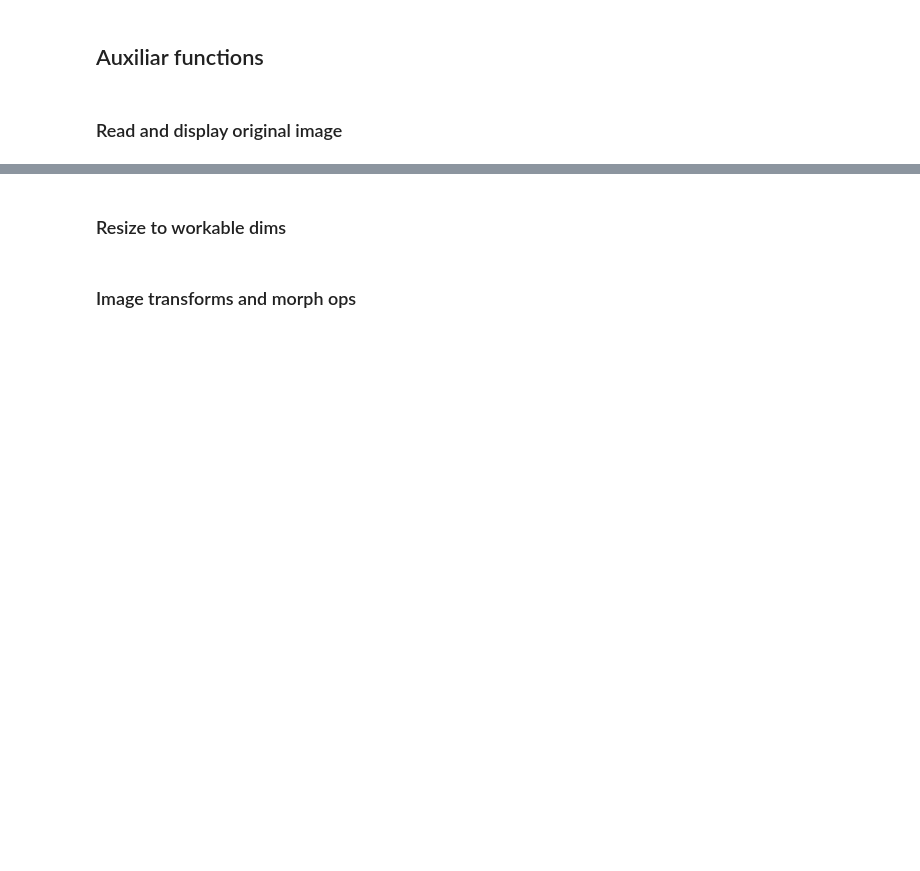
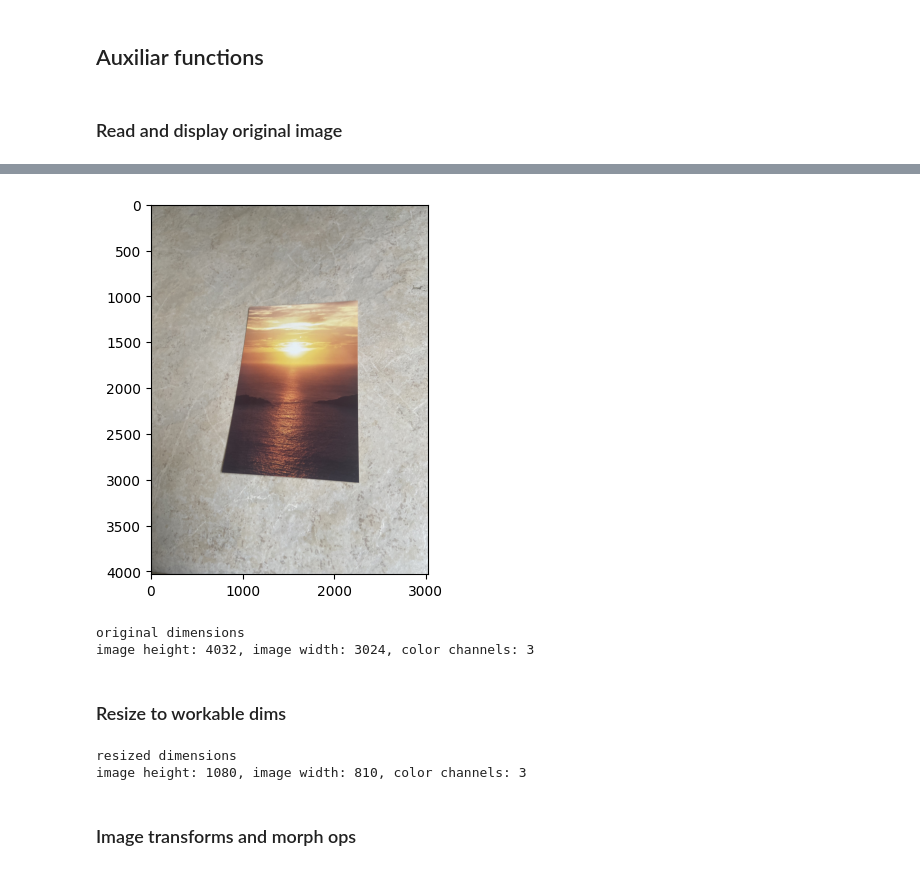
Before and after one commit to ceschini/planar_homography, a Jupyter notebook: notebooks/planar_homog.ipynb, the cells around one changed output, grey strips where cells are left out. Saved outputs shown, nothing was run; the diff lists cells and outputs as text; code cells hidden in the pictures; blank space fills up the shorter version.

```diff
--- a/notebooks/planar_homog.ipynb
+++ b/notebooks/planar_homog.ipynb
@@ -49,3 +51,19 @@ plt.show()
+# %%
+original = cv2.imread('../img/foto2_cap1.jpg')
+original = cv2.cvtColor(original, cv2.COLOR_BGR2RGB)
+gt = cv2.imread('../img/foto2_gt.jpg')
+gt = cv2.cvtColor(gt, cv2.COLOR_BGR2RGB)
+plt.imshow(original)
+plt.show()
+# %% [output]
+[figure, added]
+# %%
+h, w, c = original.shape
+print('original dimensions')
+print(f'image height: {h}, image width: {w}, color channels: {c}')
+# %% [output]
+original dimensions
+image height: 4032, image width: 3024, color channels: 3
 # %% [markdown]
 ### Resize to workable dims
 # %%
@@ -54,6 +72,13 @@ max_dim = max(original.shape[:2])
 if max_dim > dim_limit:
     resize_scale = dim_limit / max_dim
     original = cv2.resize(original, None, fx=resize_scale, fy=resize_scale)
+# %%
+h, w, c = original.shape
+print('resized dimensions')
+print(f'image height: {h}, image width: {w}, color channels: {c}')
+# %% [output]
+resized dimensions
+image height: 1080, image width: 810, color channels: 3
 # %% [markdown]
 ### Image transforms and morph ops
 # %%
```
Also changed, not shown: parts of 39 cells of this notebook, 2 other files.
